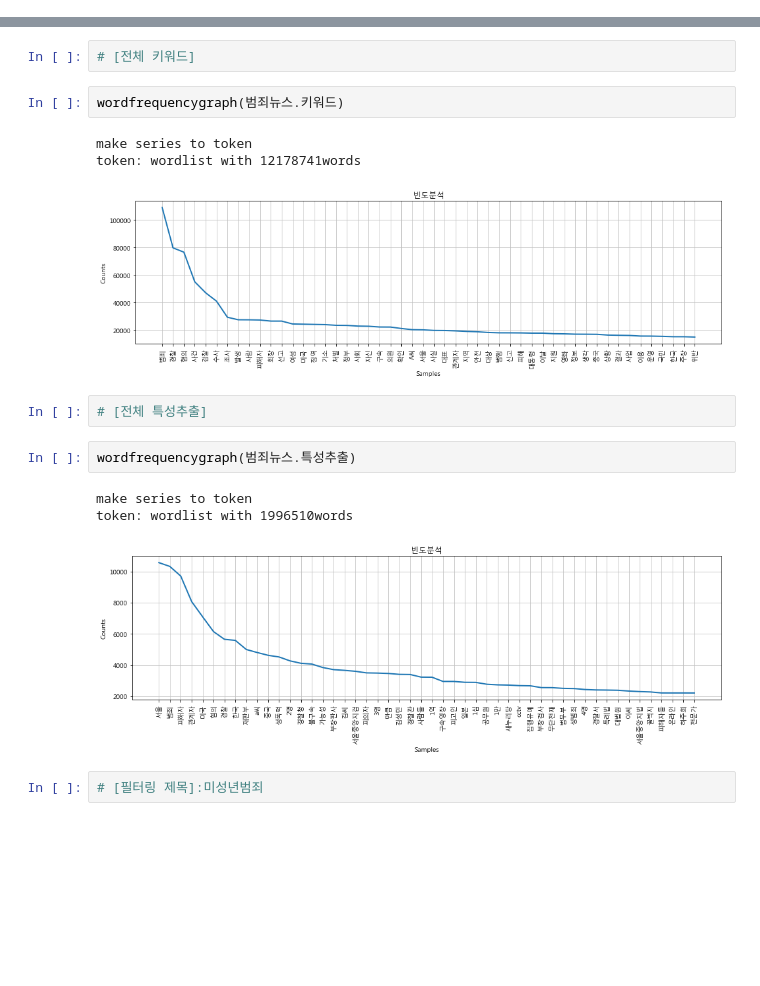
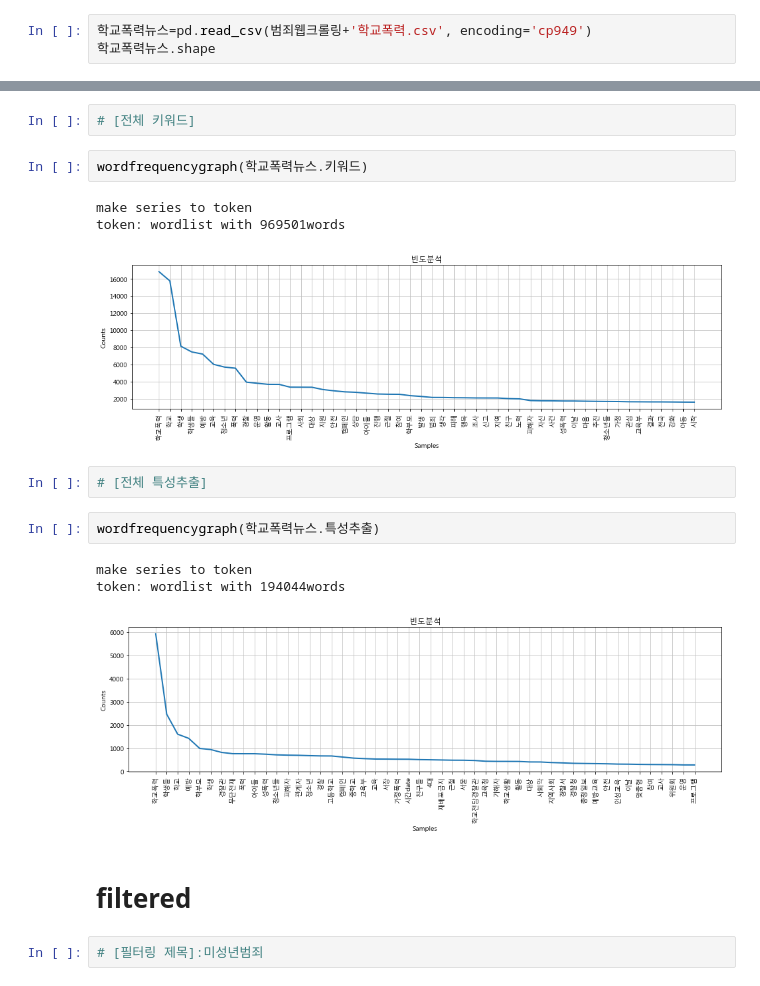
Before and after one commit to gloryle/ARTISTS, a Jupyter notebook: 1205_jy_범죄,이혼,가정폭력,우범크롤링분석.ipynb, the cells around one changed output, grey strips where cells are left out. Cells and saved outputs as stored; diff of their text form; blank space fills up the shorter version.

```diff
--- a/1205_jy_범죄,이혼,가정폭력,우범크롤링분석.ipynb
+++ b/1205_jy_범죄,이혼,가정폭력,우범크롤링분석.ipynb
@@ -34,3 +34,6 @@ RangeIndex(start=0, stop=77630, step=1)
 우범뉴스.shape
 # %% [output]
 (1283, 19)
+# %%
+학교폭력뉴스=pd.read_csv(범죄웹크롤링+'학교폭력.csv', encoding='cp949')
+학교폭력뉴스.shape
@@ -214,19 +220,21 @@ token: wordlist with 460698words
 # %%
 # [전체 키워드]
 # %%
-wordfrequencygraph(범죄뉴스.키워드)
+wordfrequencygraph(학교폭력뉴스.키워드)
 # %% [output]
 make series to token
-token: wordlist with 12178741words
+token: wordlist with 969501words
-[figure, old version]
+[figure, new version]
 # %%
 # [전체 특성추출]
 # %%
-wordfrequencygraph(범죄뉴스.특성추출)
+wordfrequencygraph(학교폭력뉴스.특성추출)
 # %% [output]
 make series to token
-token: wordlist with 1996510words
+token: wordlist with 194044words
-[figure, old version]
+[figure, new version]
+# %% [markdown]
+# filtered
 # %%
 # [필터링 제목]:미성년범죄
 # %%
```
Also changed, not shown: parts of 11 cells of this notebook.
